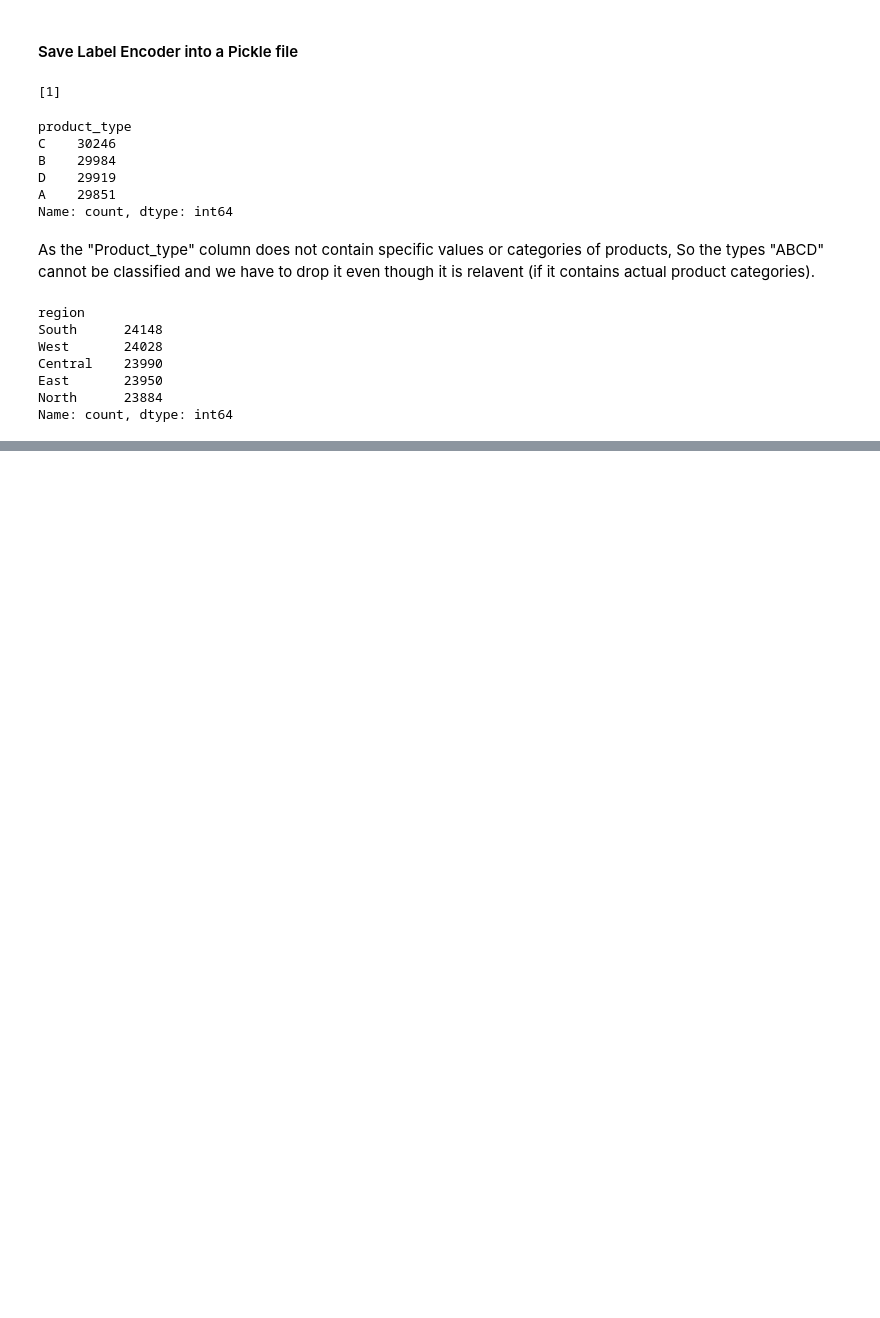
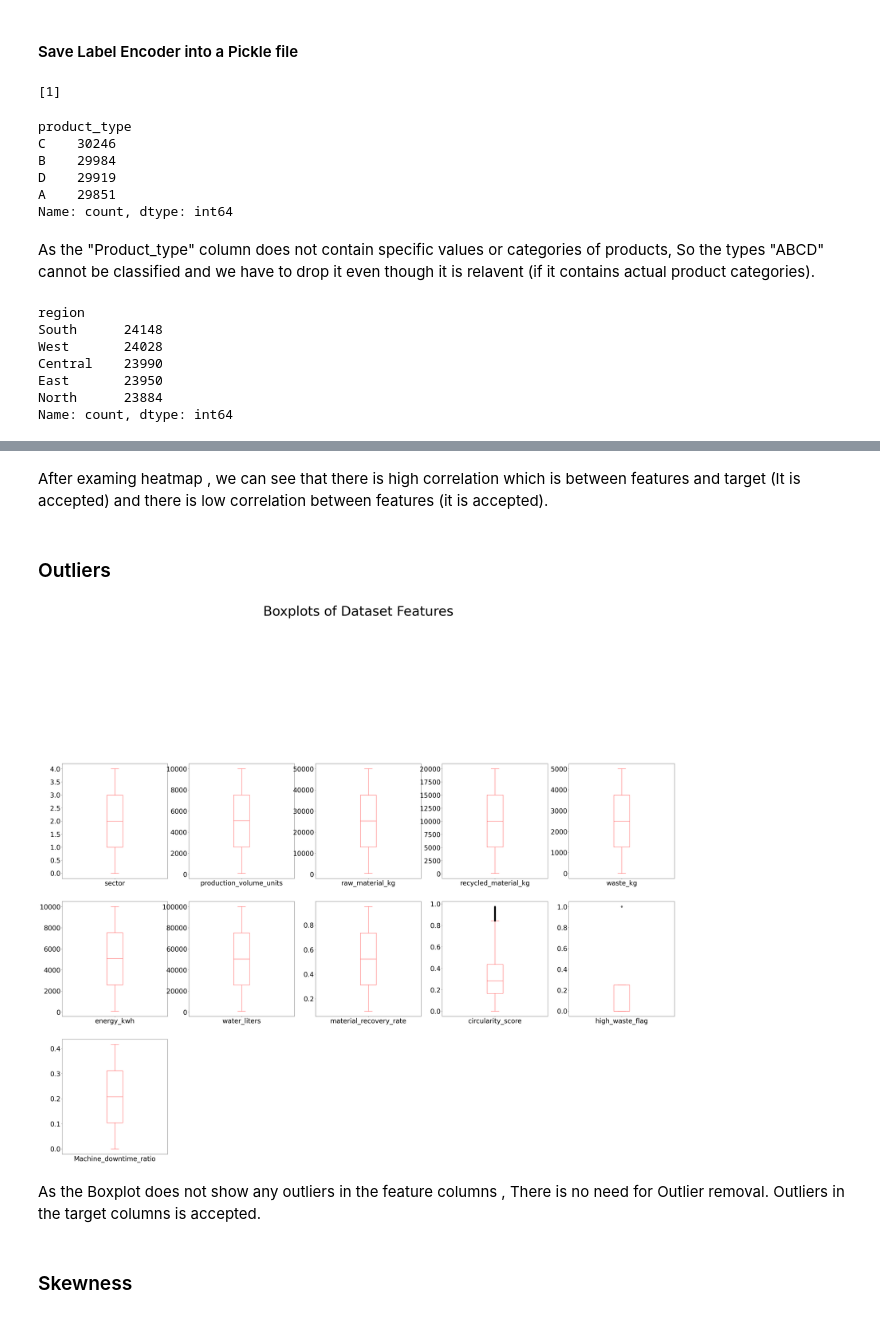
Before and after one commit to Alexander789400/AI-driven-Circular-Economy-Tracker, a Jupyter notebook: Circular_Economy.ipynb, the cells around one changed output, grey strips where cells are left out. Drawn from its saved outputs; the diff is of its cells as text; code cells hidden in the pictures; blank space fills up the shorter version.

```diff
--- a/Circular_Economy.ipynb
+++ b/Circular_Economy.ipynb
@@ -537,0 +629,14 @@ df.drop(columns=["product_type","region"],axis=1,inplace=True)
+# %% [markdown]
+After examing heatmap , we can see that there is high correlation which is between features and target (It is accepted) and there is low correlation between features (it is accepted).
+# %% [markdown]
+### Outliers
+# %%
+df.plot(kind="box",subplots=True,layout=(9,5),figsize=(50,100),color="red",fontsize=30)
+plt.suptitle("Boxplots of Dataset Features", fontsize=60)
+plt.show()
+# %% [output]
+[figure, added]
+# %% [markdown]
+As the Boxplot does not show any outliers in the feature columns , There is no need for Outlier removal. Outliers in the target columns is accepted.
+# %% [markdown]
+### Skewness
```
Also changed, not shown: parts of 39 cells of this notebook, 6 other files.
